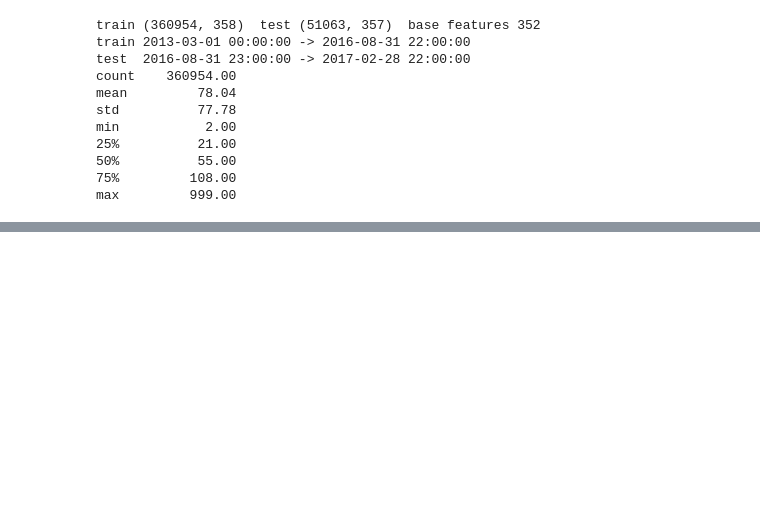
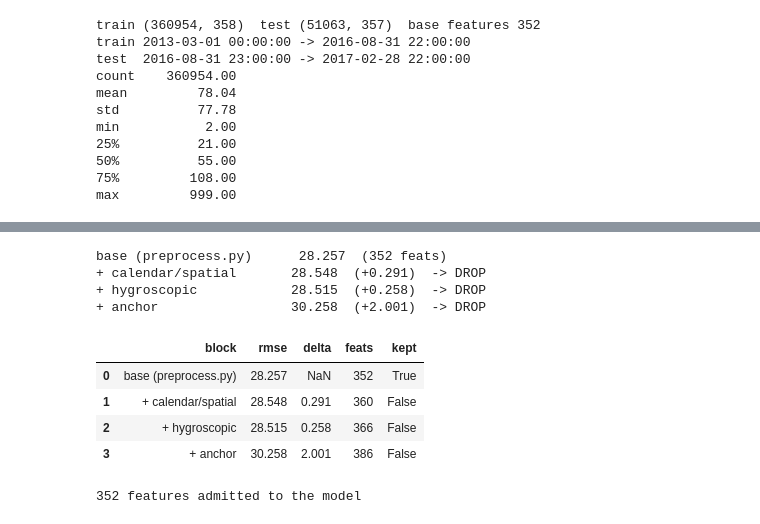
Before and after one commit to SavvyHack/beijing-multi-site-air-quality, a Jupyter notebook: beijing_pm25_merged.ipynb, the cells around one changed output, grey strips where cells are left out. Cells and saved outputs as stored; diff of their text form; code cells hidden in the pictures; blank space fills up the shorter version.

```diff
--- a/beijing_pm25_merged.ipynb
+++ b/beijing_pm25_merged.ipynb
@@ -881,0 +581,55 @@ the organisers about it, and you should ask before submitting anything from run
+# %%
+AUDIT_PARAMS = dict(objective="regression", metric="rmse", learning_rate=0.05, num_leaves=63,
+                    min_data_in_leaf=120, feature_fraction=0.40, lambda_l2=20.0,
+                    bagging_fraction=0.8, bagging_freq=1, max_bin=127,
+                    num_threads=N_THREADS, force_col_wise=True, verbose=-1, seed=SEED)
+
+_, A_ITR, A_IVA = FOLDS[-1]          # the primary fold
+
+def audit_score(feats):
+    feats = list(dict.fromkeys(feats))
+    dtr = lgb.Dataset(train.iloc[A_ITR][feats], y[A_ITR], categorical_feature=CATS)
+    m = lgb.train(AUDIT_PARAMS, dtr, 3000,
+                  valid_sets=[lgb.Dataset(train.iloc[A_IVA][feats], y[A_IVA], reference=dtr)],
+                  callbacks=[lgb.early_stopping(120, verbose=False)])
+    p = np.clip(m.predict(train.iloc[A_IVA][feats], num_iteration=m.best_iteration), Y_MIN, Y_MAX)
+    s = rmse(y[A_IVA], p); del dtr, m; gc.collect()
+    return s, len(feats)
+
+CANDIDATES = [("calendar/spatial", EXTRA_CAL), ("hygroscopic", HYG), ("anchor", ANCHOR)]
+if not STRICT_MODE:
+    CANDIDATES.append(("leads", LEADS))
+
+FEATS_FULL = list(FEATS_BASE)
+if RUN_AUDIT:
+    best, nf = audit_score(FEATS_FULL)
+    rows = [dict(block="base (preprocess.py)", rmse=round(best, 3), delta=np.nan, feats=nf, kept=True)]
+    print(f"base (preprocess.py)      {best:.3f}  ({nf} feats)")
+    for name, cols in CANDIDATES:
+        if not cols:
+            continue
+        s, nf = audit_score(FEATS_FULL + cols)
+        keep = (best - s) > AUDIT_MARGIN
+        rows.append(dict(block="+ " + name, rmse=round(s, 3), delta=round(s - best, 3), feats=nf, kept=keep))
+        print(f"+ {name:<22s} {s:.3f}  ({s - best:+.3f})  -> {'KEEP' if keep else 'DROP'}")
+        if keep:
+            FEATS_FULL = FEATS_FULL + cols; best = s
+    AUDIT = pd.DataFrame(rows)
+    display(AUDIT)
+else:
+    for _, cols in CANDIDATES:
+        FEATS_FULL = FEATS_FULL + cols
+
+FEATS_FULL = list(dict.fromkeys(FEATS_FULL))
+print(f"\n{len(FEATS_FULL)} features admitted to the model")
+# %% [output]
+base (preprocess.py)      28.257  (352 feats)
++ calendar/spatial       28.548  (+0.291)  -> DROP
++ hygroscopic            28.515  (+0.258)  -> DROP
++ anchor                 30.258  (+2.001)  -> DROP
+|  | block | rmse | delta | feats | kept |
+| 0 | base (preprocess.py) | 28.257 | NaN | 352 | True |
+| 1 | + calendar/spatial | 28.548 | 0.291 | 360 | False |
+| 2 | + hygroscopic | 28.515 | 0.258 | 366 | False |
+| 3 | + anchor | 30.258 | 2.001 | 386 | False |
+352 features admitted to the model
```
Also changed, not shown: parts of 62 cells of this notebook, 8 other files.
